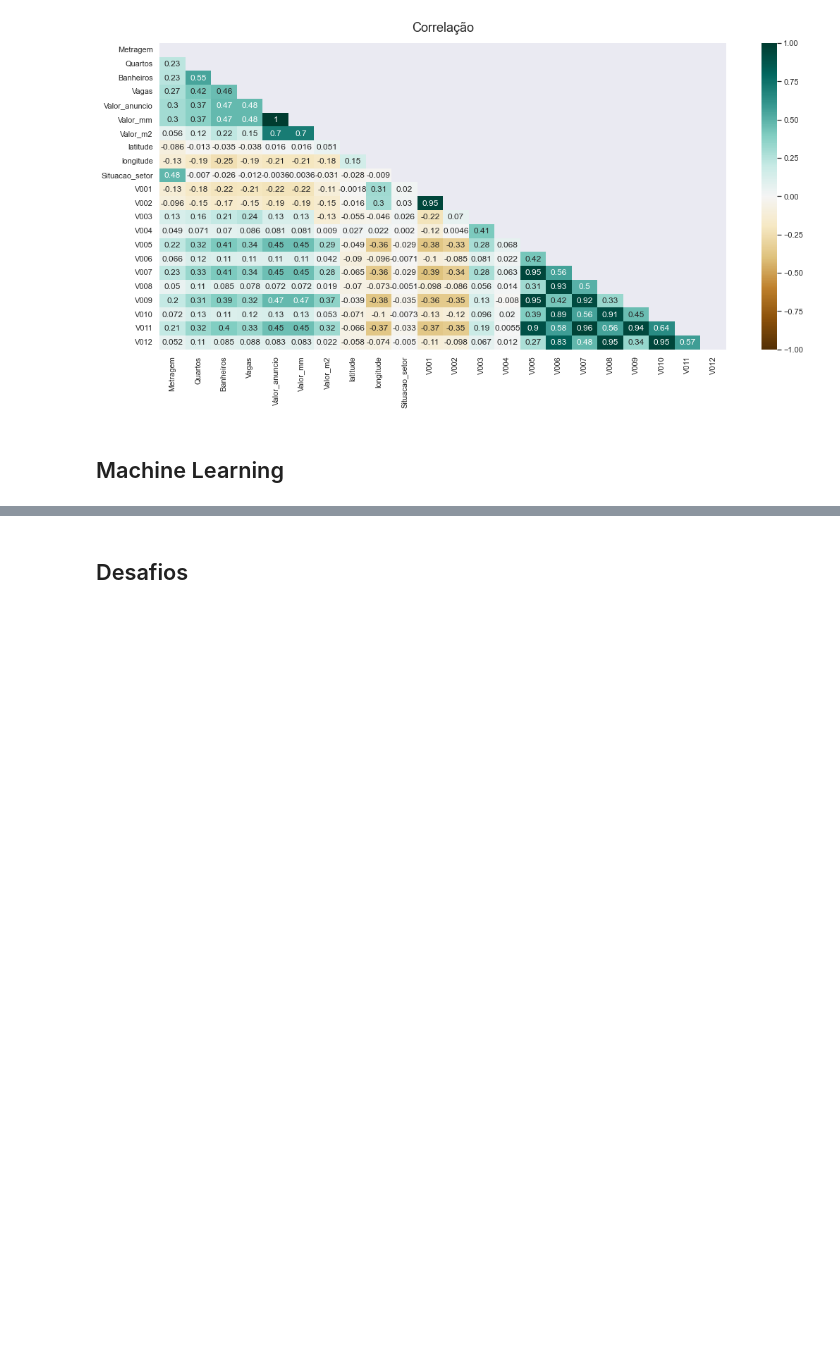
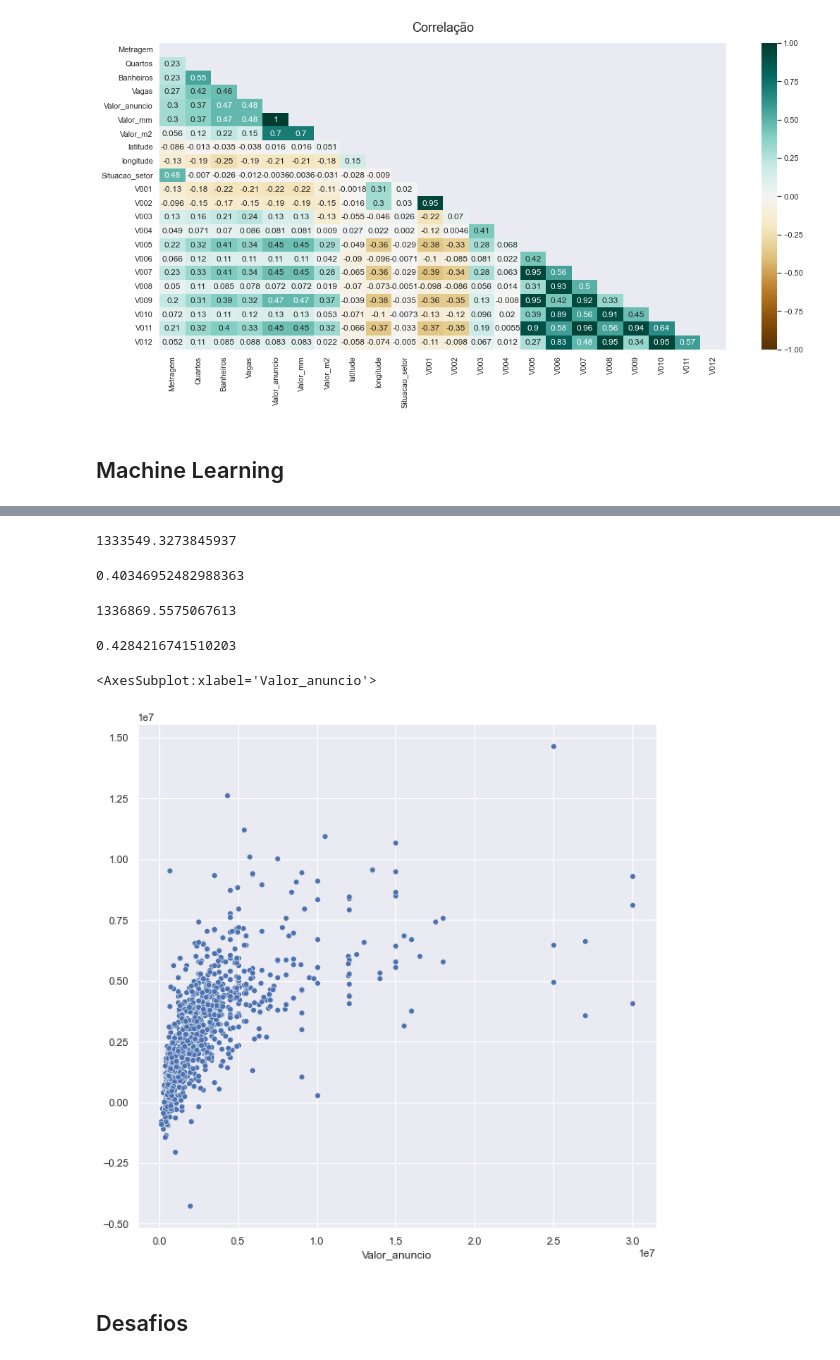
Before and after one commit to pedrogrigorio/Data-Immersion-Alura, a Jupyter notebook: Aulas/Aula_05/aula_05.ipynb, the cells around one changed output, grey strips where cells are left out. Saved outputs shown, nothing was run; the diff lists cells and outputs as text; code cells hidden in the pictures; blank space fills up the shorter version.

```diff
--- a/Aulas/Aula_05/aula_05.ipynb
+++ b/Aulas/Aula_05/aula_05.ipynb
@@ -95,7 +95,5 @@ from sklearn.model_selection import train_test_split
 X = dados_vendas_censo[["Metragem"]]
 Y = dados_vendas_censo["Valor_anuncio"]
 
-X_train, X_test, Y_train, Y_test = train_test_split(X, Y)
+X_train, X_test, Y_train, Y_test = train_test_split(X, Y, test_size = 0.25, random_state = 54)
 lr = LinearRegression()
-# %%
-lr.fit(dados_vendas_censo[["Metragem"]], dados_vendas_censo["Valor_anuncio"])
@@ -103,0 +131,2 @@ LinearRegression()
+# %%
+lr.fit(X_train, Y_train)
@@ -104,3 +195,39 @@ LinearRegression()
+# %%
+X = dados_vendas_censo[["Metragem", "Quartos", "Banheiros", "Vagas", "latitude", "longitude", "Situacao_setor", "V001", "V002", "V003", "V004", "V005", "V006", "V007", "V008", "V009", "V010", "V011", "V012"]]
+Y = dados_vendas_censo["Valor_anuncio"]
+
+X_train, X_test, Y_train, Y_test = train_test_split(X, Y, test_size = 0.25, random_state = 54)
+
+lr.fit(X_train, Y_train)
+Y_predict_test = lr.predict(X_test)
+Y_predict_train = lr.predict(X_train)
+
+mae_test = mean_absolute_error(Y_test, Y_predict_test)
+r2_test = r2_score(Y_test, Y_predict_test)
+mae_train = mean_absolute_error(Y_train, Y_predict_train)
+r2_train = r2_score(Y_train, Y_predict_train)
+# %%
+mae_test
+# %% [output]
+1333549.3273845937
+# %%
+r2_test
+# %% [output]
+0.40346952482988363
+# %%
+mae_train
+# %% [output]
+1336869.5575067613
+# %%
+r2_train
+# %% [output]
+0.4284216741510203
+# %%
+plt.figure(figsize=(10,10))
+sns.scatterplot(x= Y_test, y= Y_predict_test)
+# %% [output]
+<AxesSubplot:xlabel='Valor_anuncio'>
+[figure, added]
 # %% [markdown]
 ## Desafios
 # %% [markdown]
```
Also changed, not shown: parts of 12 cells of this notebook.
